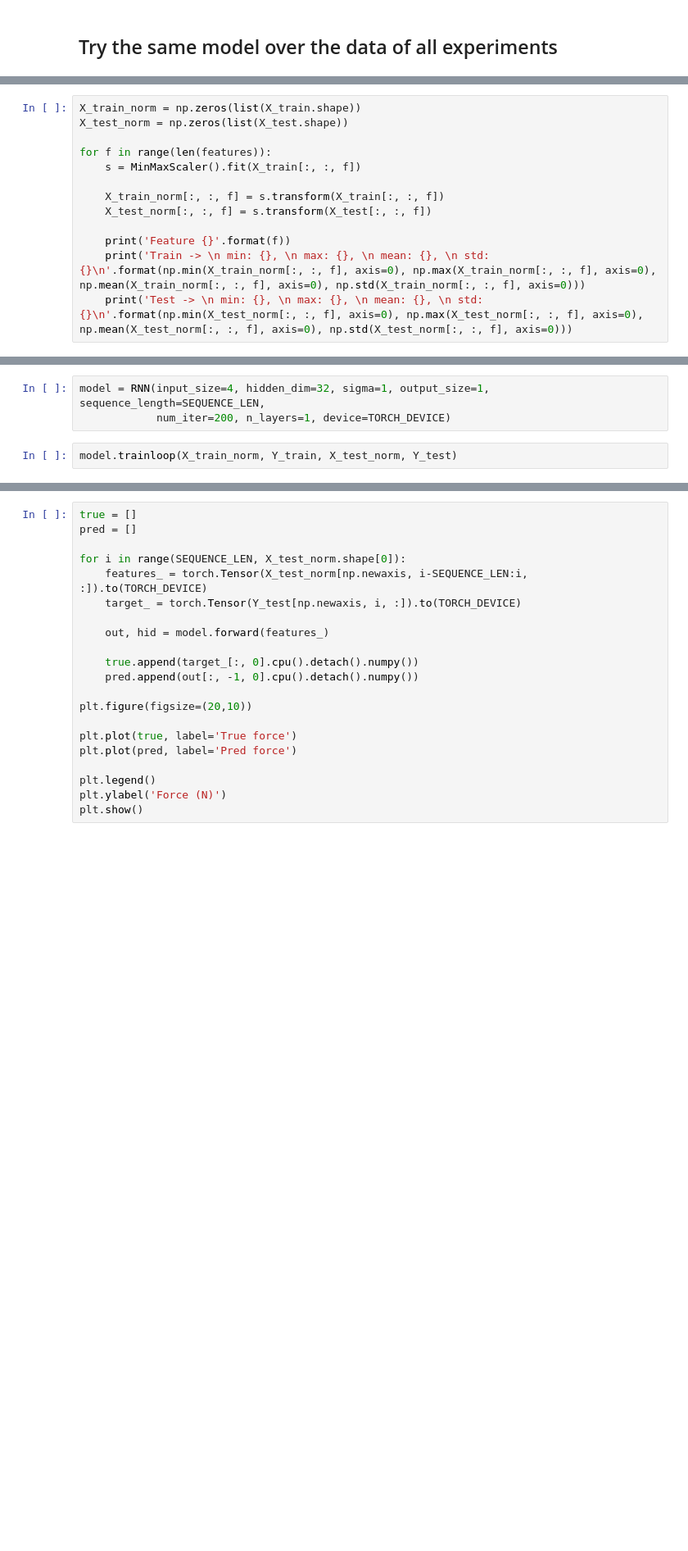
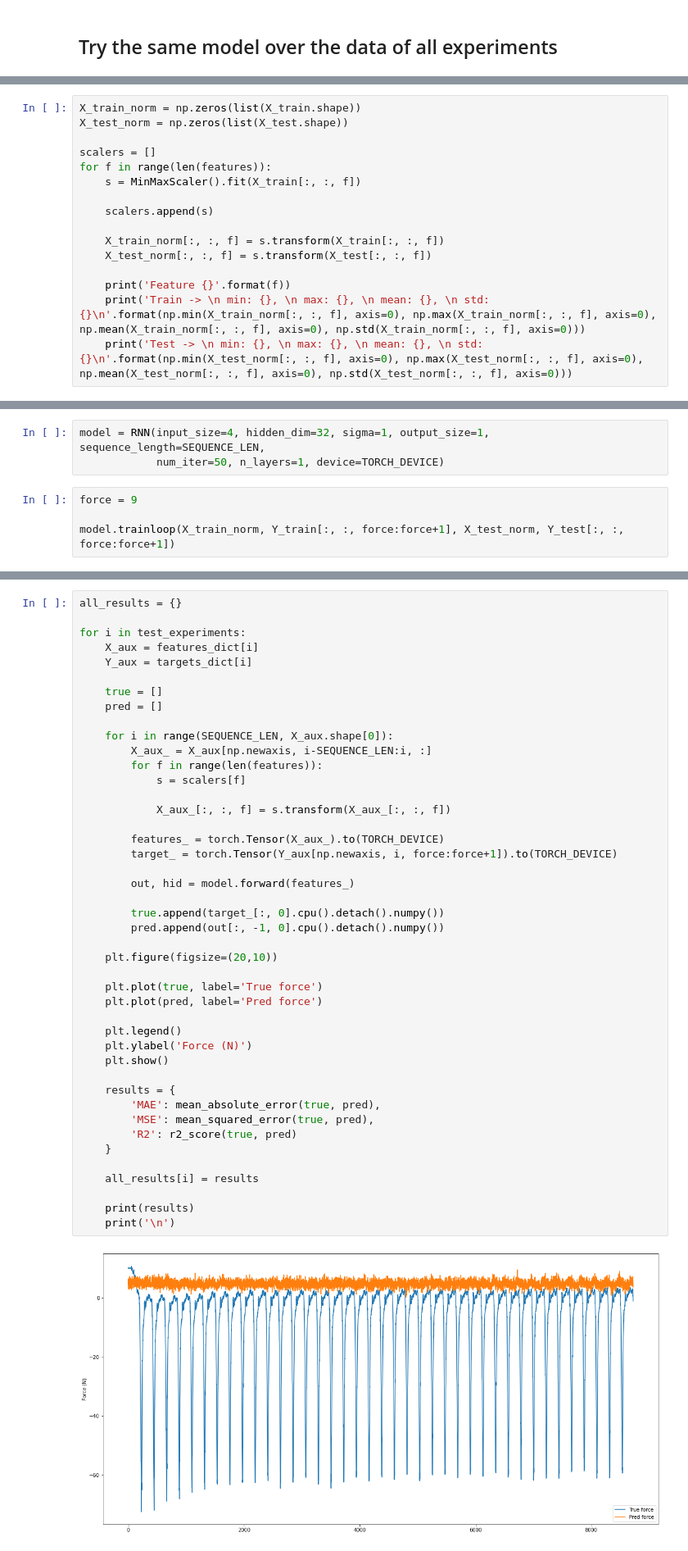
Before and after one commit to hl0d0w1g/EXOSAFE-ML, a Jupyter notebook: notebooks/models/interaction_forces/NN/RNN.ipynb, the cells around one changed output, grey strips where cells are left out. Shown at 82% size. Cells and saved outputs as stored; diff of their text form; blank space fills up the shorter version.

```diff
--- a/notebooks/models/interaction_forces/NN/RNN.ipynb
+++ b/notebooks/models/interaction_forces/NN/RNN.ipynb
@@ -776,8 +776,11 @@ Total data sequences: 107281
 X_train_norm = np.zeros(list(X_train.shape))
 X_test_norm = np.zeros(list(X_test.shape))
 
+scalers = []
 for f in range(len(features)):
     s = MinMaxScaler().fit(X_train[:, :, f])
+
+    scalers.append(s)
 
     X_train_norm[:, :, f] = s.transform(X_train[:, :, f])
     X_test_norm[:, :, f] = s.transform(X_test[:, :, f])
@@ -806,6 +809,8 @@ Test ->
 # %%
 model = RNN(input_size=4, hidden_dim=32, sigma=1, output_size=1, sequence_length=SEQUENCE_LEN,
-            num_iter=200, n_layers=1, device=TORCH_DEVICE)
+            num_iter=50, n_layers=1, device=TORCH_DEVICE)
 # %%
-model.trainloop(X_train_norm, Y_train, X_test_norm, Y_test)
+force = 9
+
+model.trainloop(X_train_norm, Y_train[:, :, force:force+1], X_test_norm, Y_test[:, :, force:force+1])
 # %% [output]
@@ -840,21 +846,46 @@ plt.show()
 # %%
-true = []
-pred = []
+all_results = {}
 
-for i in range(SEQUENCE_LEN, X_test_norm.shape[0]):
-    features_ = torch.Tensor(X_test_norm[np.newaxis, i-SEQUENCE_LEN:i, :]).to(TORCH_DEVICE)
-    target_ = torch.Tensor(Y_test[np.newaxis, i, :]).to(TORCH_DEVICE)
+for i in test_experiments:
+    X_aux = features_dict[i]
+    Y_aux = targets_dict[i]
 
-    out, hid = model.forward(features_)
+    true = []
+    pred = []
 
-    true.append(target_[:, 0].cpu().detach().numpy())
-    pred.append(out[:, -1, 0].cpu().detach().numpy())
+    for i in range(SEQUENCE_LEN, X_aux.shape[0]):
+        X_aux_ = X_aux[np.newaxis, i-SEQUENCE_LEN:i, :]
+        for f in range(len(features)):
+            s = scalers[f]
 
-plt.figure(figsize=(20,10))
+            X_aux_[:, :, f] = s.transform(X_aux_[:, :, f])
 
-plt.plot(true, label='True force')
-plt.plot(pred, label='Pred force')
+        features_ = torch.Tensor(X_aux_).to(TORCH_DEVICE)
+        target_ = torch.Tensor(Y_aux[np.newaxis, i, force:force+1]).to(TORCH_DEVICE)
 
-plt.legend()
-plt.ylabel('Force (N)')
-plt.show()
+        out, hid = model.forward(features_)
+
+        true.append(target_[:, 0].cpu().detach().numpy())
+        pred.append(out[:, -1, 0].cpu().detach().numpy())
+
+    plt.figure(figsize=(20,10))
+
+    plt.plot(true, label='True force')
+    plt.plot(pred, label='Pred force')
+
+    plt.legend()
+    plt.ylabel('Force (N)')
+    plt.show()
+
+    results = {
+        'MAE': mean_absolute_error(true, pred),
+        'MSE': mean_squared_error(true, pred),
+        'R2': r2_score(true, pred)
+    }
+
+    all_results[i] = results
+
+    print(results)
+    print('\n')
+# %% [output]
+[figure, added]
```
Also changed, not shown: parts of 8 cells of this notebook, 1 other file.
